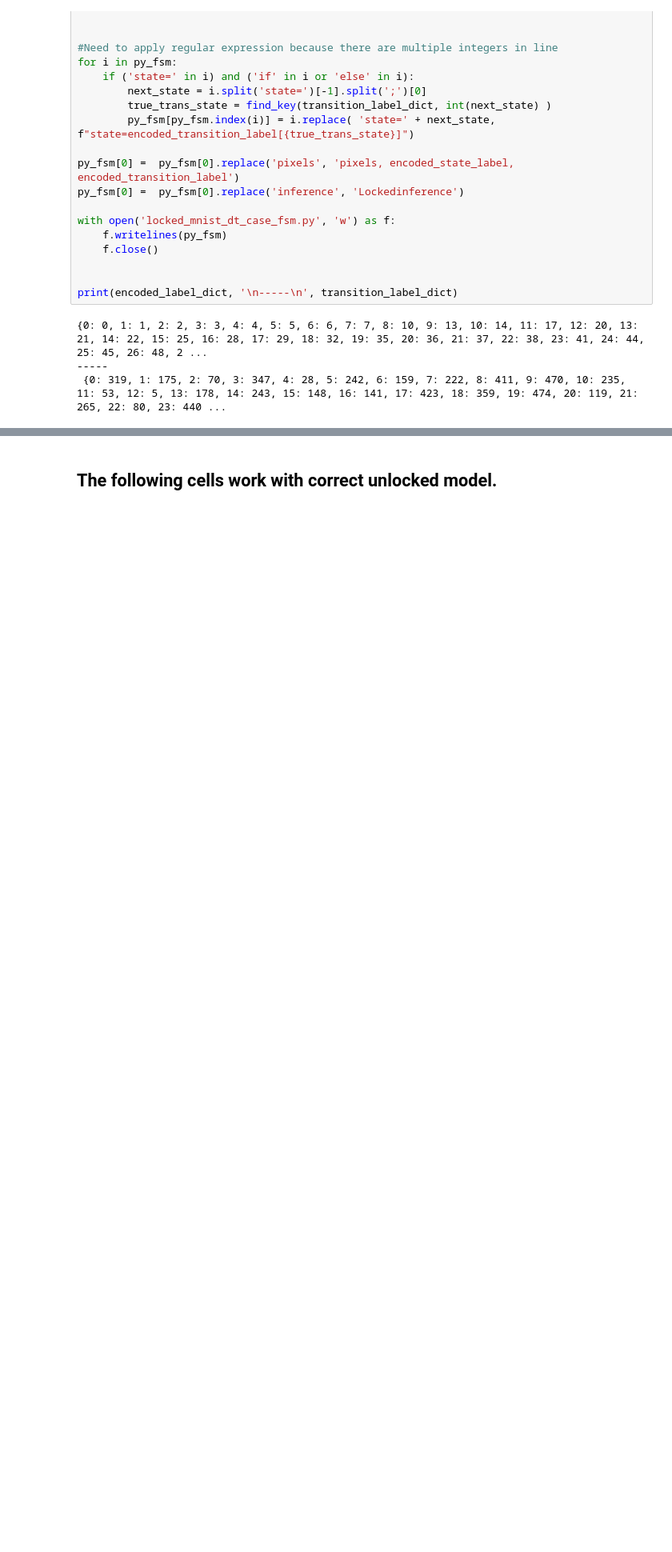
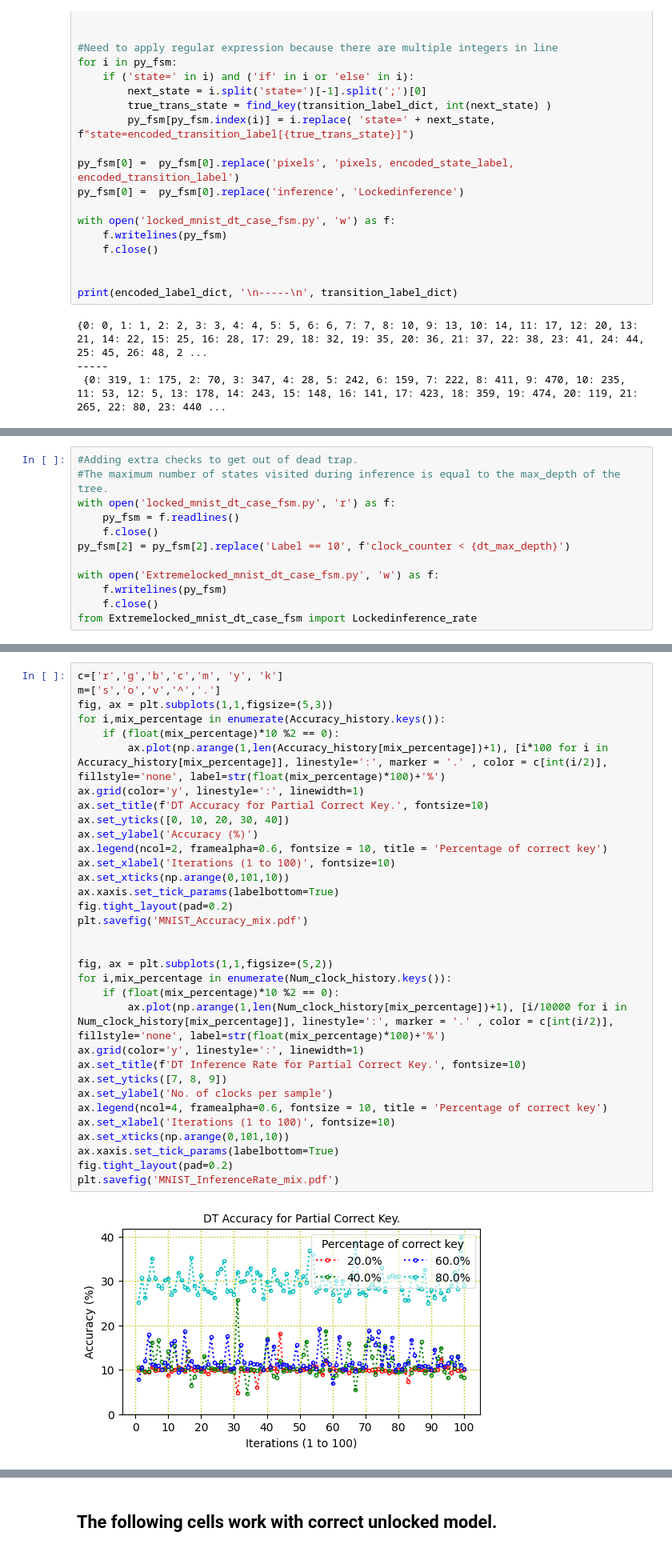
Before and after one commit to rkarn/State-Permutation-Decision-Tree, a Jupyter notebook: State Permutation Decision Tree.ipynb, the cells around one changed output, grey strips where cells are left out. Shown at 80% size. Drawn from its saved outputs; the diff is of its cells as text; blank space fills up the shorter version.

```diff
--- a/State Permutation Decision Tree.ipynb
+++ b/State Permutation Decision Tree.ipynb
@@ -625,0 +582,12 @@ Processed for the correct key = 10.0%.
+# %%
+#Adding extra checks to get out of dead trap.
+#The maximum number of states visited during inference is equal to the max_depth of the tree.
+with open('locked_mnist_dt_case_fsm.py', 'r') as f:
+    py_fsm = f.readlines()
+    f.close()
+py_fsm[2] = py_fsm[2].replace('Label == 10', f'clock_counter < {dt_max_depth}')
+
+with open('Extremelocked_mnist_dt_case_fsm.py', 'w') as f:
+    f.writelines(py_fsm)
+    f.close()
+from Extremelocked_mnist_dt_case_fsm import Lockedinference_rate
@@ -625,0 +631,35 @@ Processed for the correct key = 10.0%.
+# %%
+c=['r','g','b','c','m', 'y', 'k']
+m=['s','o','v','^','.']
+fig, ax = plt.subplots(1,1,figsize=(5,3))
+for i,mix_percentage in enumerate(Accuracy_history.keys()):
+    if (float(mix_percentage)*10 %2 == 0):
+        ax.plot(np.arange(1,len(Accuracy_history[mix_percentage])+1), [i*100 for i in Accuracy_history[mix_percentage]], linestyle=':', marker = '.' , color = c[int(i/2)], fillstyle='none', label=str(float(mix_percentage)*100)+'%')
+ax.grid(color='y', linestyle=':', linewidth=1)
+ax.set_title(f'DT Accuracy for Partial Correct Key.', fontsize=10)
+ax.set_yticks([0, 10, 20, 30, 40])
+ax.set_ylabel('Accuracy (%)')
+ax.legend(ncol=2, framealpha=0.6, fontsize = 10, title = 'Percentage of correct key')
+ax.set_xlabel('Iterations (1 to 100)', fontsize=10)
+ax.set_xticks(np.arange(0,101,10))
+ax.xaxis.set_tick_params(labelbottom=True)
+fig.tight_layout(pad=0.2)
+plt.savefig('MNIST_Accuracy_mix.pdf')
+
+
+fig, ax = plt.subplots(1,1,figsize=(5,2))
+for i,mix_percentage in enumerate(Num_clock_history.keys()):
+    if (float(mix_percentage)*10 %2 == 0):
+        ax.plot(np.arange(1,len(Num_clock_history[mix_percentage])+1), [i/10000 for i in Num_clock_history[mix_percentage]], linestyle=':', marker = '.' , color = c[int(i/2)], fillstyle='none', label=str(float(mix_percentage)*100)+'%')
+ax.grid(color='y', linestyle=':', linewidth=1)
+ax.set_title(f'DT Inference Rate for Partial Correct Key.', fontsize=10)
+ax.set_yticks([7, 8, 9])
+ax.set_ylabel('No. of clocks per sample')
+ax.legend(ncol=4, framealpha=0.6, fontsize = 10, title = 'Percentage of correct key')
+ax.set_xlabel('Iterations (1 to 100)', fontsize=10)
+ax.set_xticks(np.arange(0,101,10))
+ax.xaxis.set_tick_params(labelbottom=True)
+fig.tight_layout(pad=0.2)
+plt.savefig('MNIST_InferenceRate_mix.pdf')
+# %% [output]
+[figure, added]
```
Also changed, not shown: parts of 51 cells of this notebook, 18 other files.
